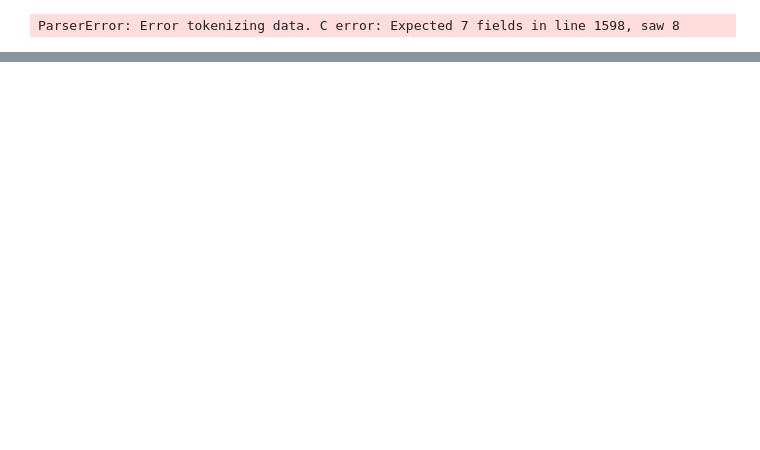
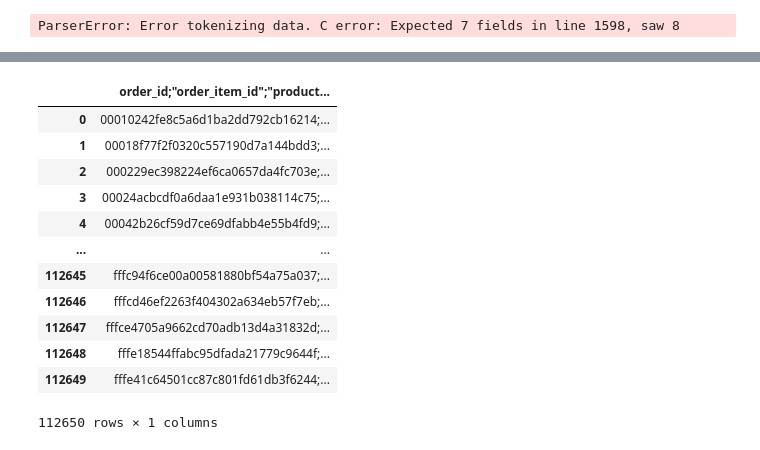
Before and after one commit to lepetitnoir/BI_Midterm_Project_Olist, a Jupyter notebook: EDA_Olist.ipynb, the cells around one changed output, grey strips where cells are left out. Cells and saved outputs as stored; diff of their text form; code cells hidden in the pictures; blank space fills up the shorter version.

```diff
--- a/EDA_Olist.ipynb
+++ b/EDA_Olist.ipynb
@@ -25,0 +62,17 @@ ParserError: Error tokenizing data. C error: Expected 7 fields in line 1598, saw
+# %%
+# doesn't work
+pd.read_csv('Data/order_items.csv')
+# %% [output]
+|  | order_id;"order_item_id";"product... |
+| 0 | 00010242fe8c5a6d1ba2dd792cb16214;... |
+| 1 | 00018f77f2f0320c557190d7a144bdd3;... |
+| 2 | 000229ec398224ef6ca0657da4fc703e;... |
+| 3 | 00024acbcdf0a6daa1e931b038114c75;... |
+| 4 | 00042b26cf59d7ce69dfabb4e55b4fd9;... |
+| ... | ... |
+| 112645 | fffc94f6ce00a00581880bf54a75a037;... |
+| 112646 | fffcd46ef2263f404302a634eb57f7eb;... |
+| 112647 | fffce4705a9662cd70adb13d4a31832d;... |
+| 112648 | fffe18544ffabc95dfada21779c9644f;... |
+| 112649 | fffe41c64501cc87c801fd61db3f6244;... |
+112650 rows × 1 columns
```
Also changed, not shown: parts of 11 cells of this notebook.
